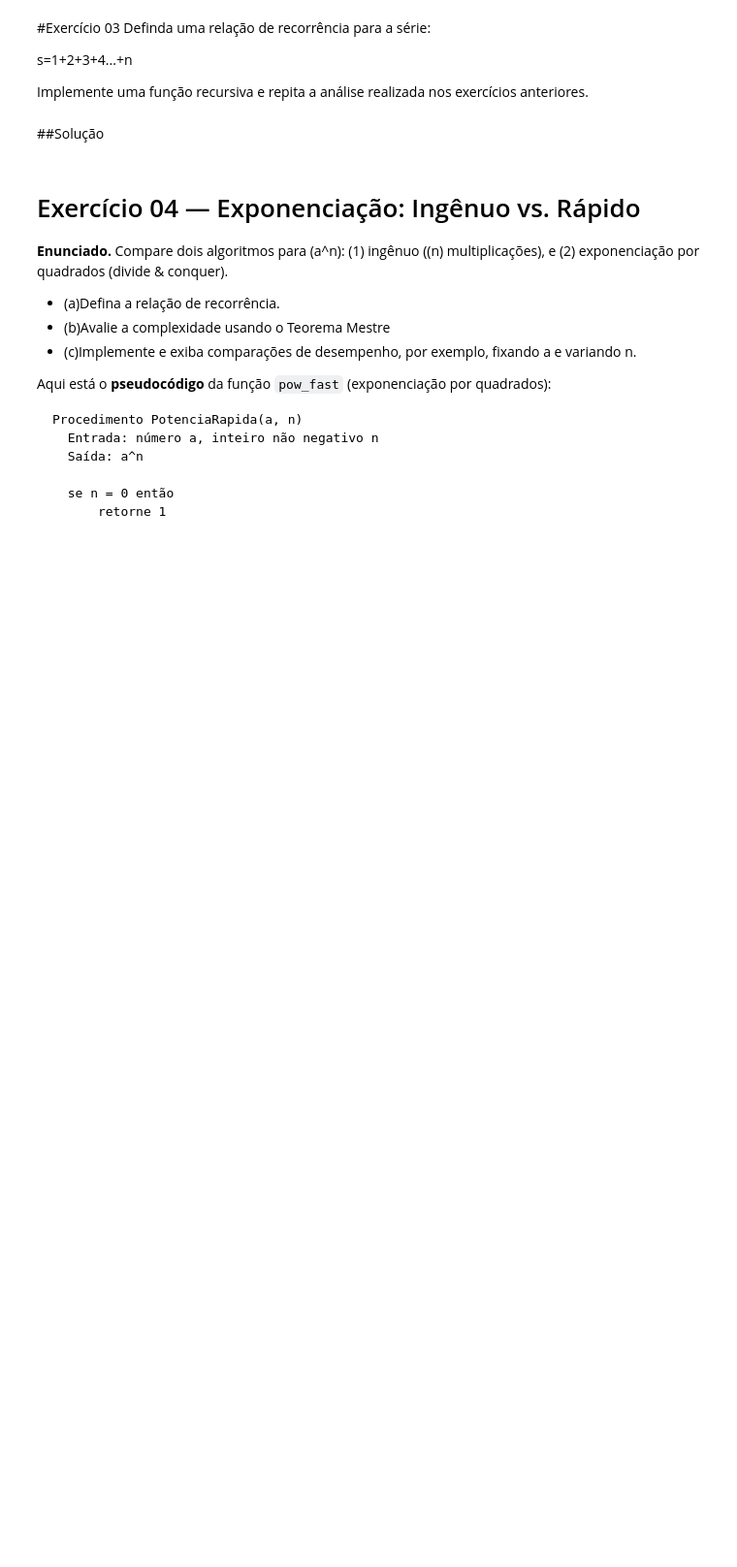
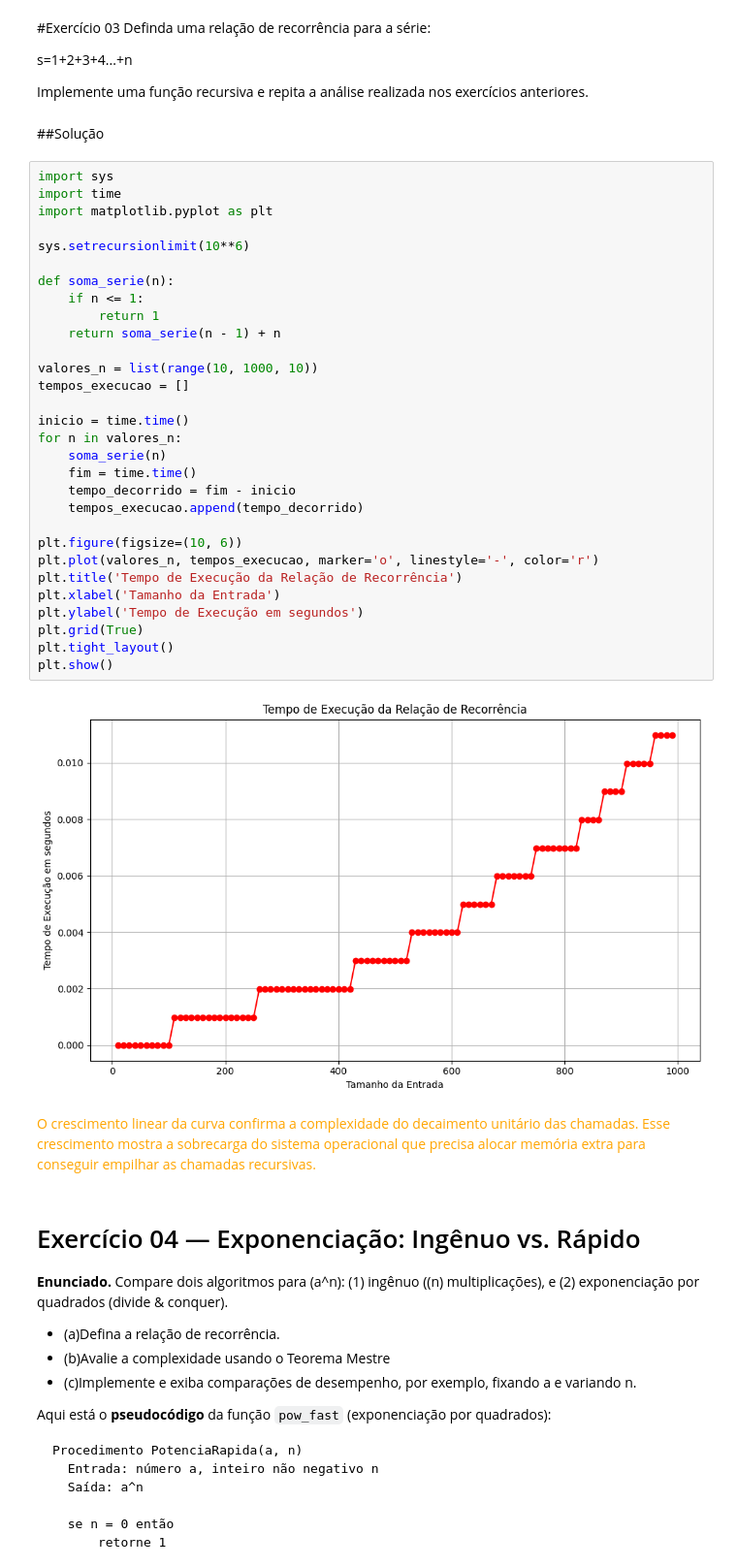
Before and after one commit to LeandroLDA/MECAI_introducao_ciencia_computacao, a Jupyter notebook: inducao_recursao_recorrencia/Exercícios 03 - Relação de Recorrência.ipynb, the cells around one changed output. Shown at 97% size. Cells and saved outputs as stored; diff of their text form; blank space fills up the shorter version.

```diff
--- a/inducao_recursao_recorrencia/Exercícios 03 - Relação de Recorrência.ipynb
+++ b/inducao_recursao_recorrencia/Exercícios 03 - Relação de Recorrência.ipynb
@@ -41,6 +112,40 @@ s=1+2+3+4...+n
 Implemente uma função recursiva e repita a análise realizada nos exercícios anteriores.
 # %% [markdown]
 ##Solução
+# %%
+import sys
+import time
+import matplotlib.pyplot as plt
+
+sys.setrecursionlimit(10**6)
+
+def soma_serie(n):
+    if n <= 1:
+        return 1
+    return soma_serie(n - 1) + n
+
+valores_n = list(range(10, 1000, 10))
+tempos_execucao = []
+
+inicio = time.time()
+for n in valores_n:
+    soma_serie(n)
+    fim = time.time()
+    tempo_decorrido = fim - inicio
+    tempos_execucao.append(tempo_decorrido)
+
+plt.figure(figsize=(10, 6))
+plt.plot(valores_n, tempos_execucao, marker='o', linestyle='-', color='r')
+plt.title('Tempo de Execução da Relação de Recorrência')
+plt.xlabel('Tamanho da Entrada')
+plt.ylabel('Tempo de Execução em segundos')
+plt.grid(True)
+plt.tight_layout()
+plt.show()
+# %% [output]
+[figure, added]
+# %% [markdown]
+<font color = "orange">O crescimento linear da curva confirma a complexidade do decaimento unitário das chamadas. Esse crescimento mostra a sobrecarga do sistema operacional que precisa alocar memória extra para conseguir empilhar as chamadas recursivas.
 # %% [markdown]
 # Exercício 04 — Exponenciação: Ingênuo vs. Rápido
 **Enunciado.** Compare dois algoritmos para \(a^n\): (1) ingênuo (\(n\) multiplicações), e (2) exponenciação por quadrados (divide & conquer).
```
Also changed, not shown: parts of 6 cells of this notebook, 6 other files.
